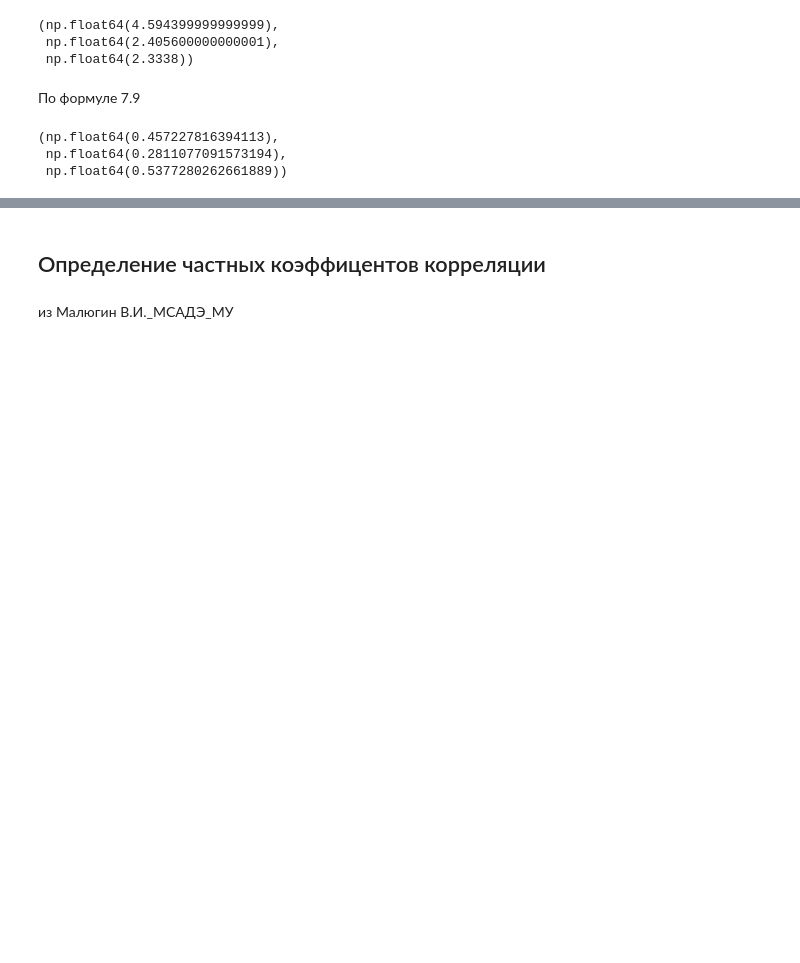
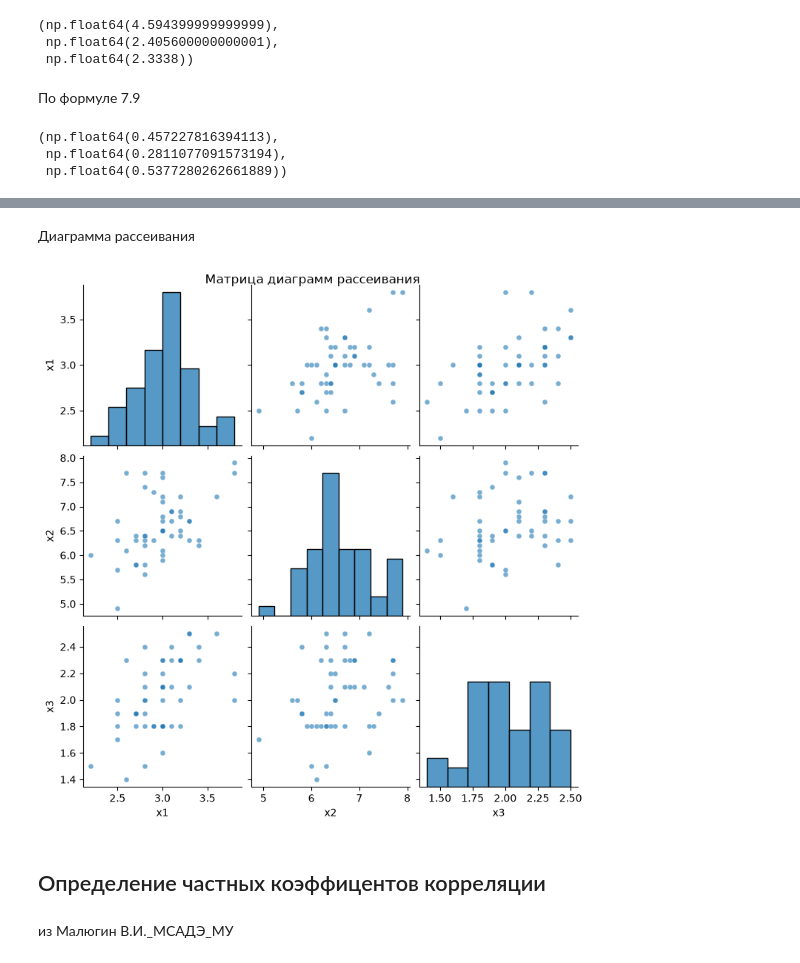
Before and after one commit to den1s-k0/Semester-5, a Jupyter notebook: DAiE&F&I(Data analysis in economics, finance and insurance)/Labs DAiE&F&I KD/Lab 02 DAiE&F&I KD/Lab DAiE&F&I 02 KD.ipynb, the cells around one changed output, grey strips where cells are left out. Saved outputs shown, nothing was run; the diff lists cells and outputs as text; code cells hidden in the pictures; blank space fills up the shorter version.

```diff
--- a/DAiE&F&I(Data analysis in economics, finance and insurance)/Labs DAiE&F&I KD/Lab 02 DAiE&F&I KD/Lab DAiE&F&I 02 KD.ipynb
+++ b/DAiE&F&I(Data analysis in economics, finance and insurance)/Labs DAiE&F&I KD/Lab 02 DAiE&F&I KD/Lab DAiE&F&I 02 KD.ipynb
@@ -141,3 +160,13 @@ r_12, r_23, r_13
+# %% [markdown]
+Диаграмма рассеивания
+# %%
+df_corr = pd.DataFrame({'x1': x1, 'x2': x2, 'x3': x3})
+sns.pairplot(df_corr, corner=False, diag_kind='hist',
+             plot_kws={'alpha': 0.6, 's': 25})
+plt.suptitle('Матрица диаграмм рассеивания', y=1)
+plt.show()
+# %% [output]
+[figure, added]
 # %% [markdown]
 ## Определение частных коэффицентов корреляции
 # %% [markdown]
```
Also changed, not shown: parts of 3 cells of this notebook, 2 other files.
